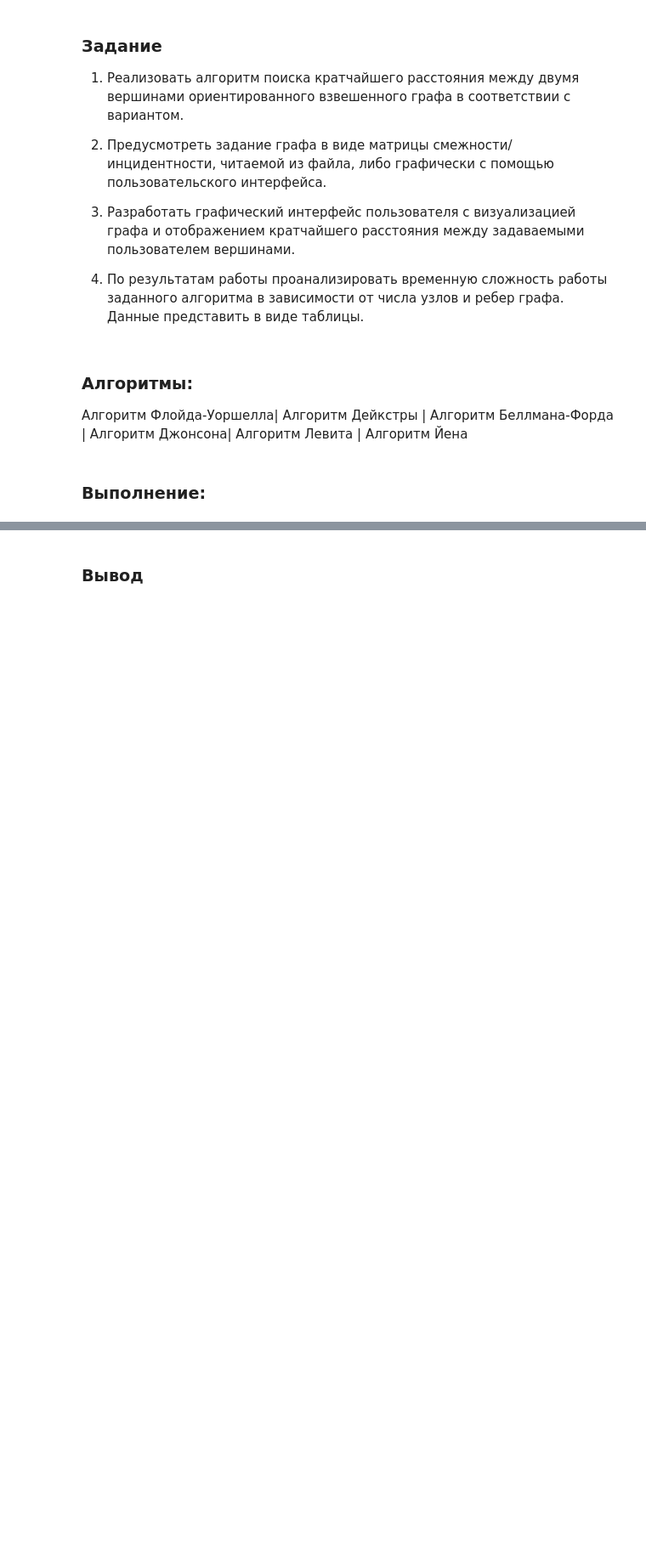
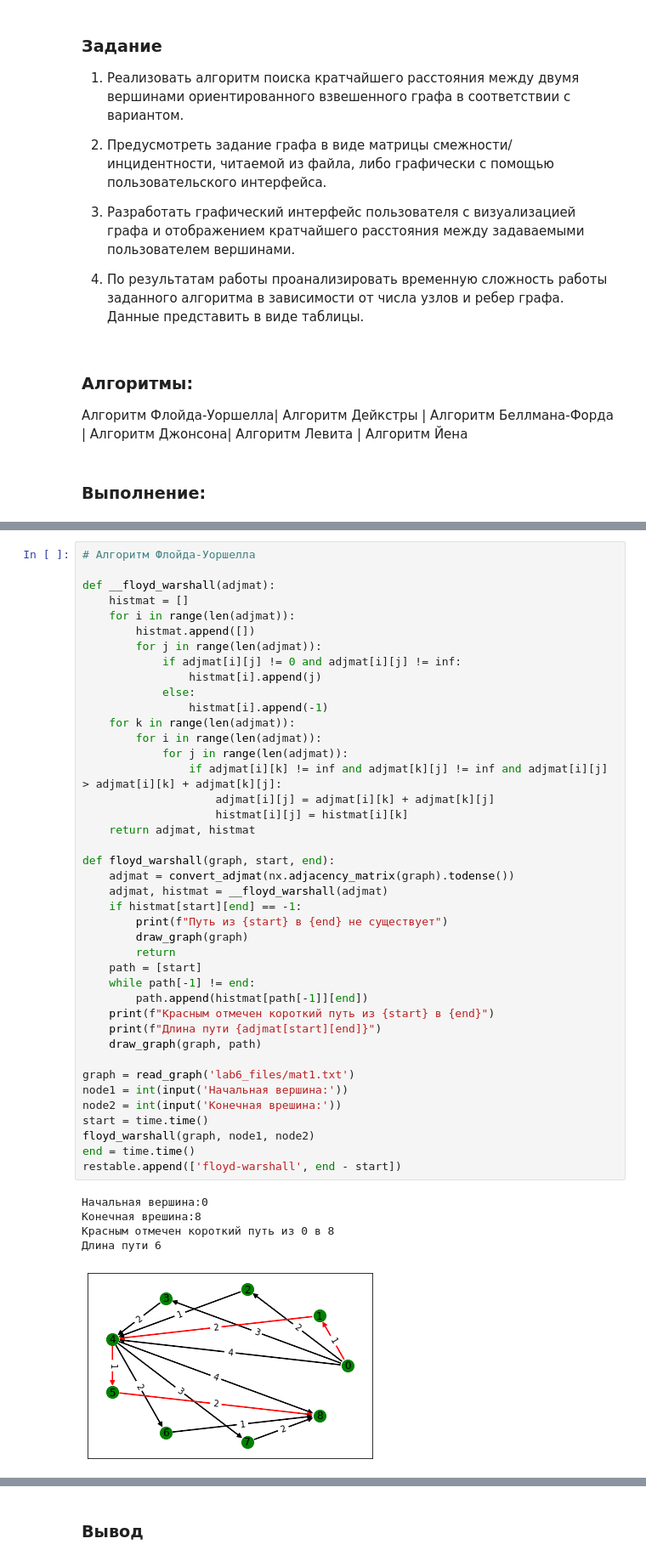
Before and after one commit to danishmakbari/SiAOD, a Jupyter notebook: Labs/Lab6.ipynb, the cells around one changed output, grey strips where cells are left out. Shown at 85% size. Saved outputs shown, nothing was run; the diff lists cells and outputs as text; blank space fills up the shorter version.

```diff
--- a/Labs/Lab6.ipynb
+++ b/Labs/Lab6.ipynb
@@ -23,0 +76,47 @@
+# %%
+# Алгоритм Флойда-Уоршелла
+
+def __floyd_warshall(adjmat):
+    histmat = []
+    for i in range(len(adjmat)):
+        histmat.append([])
+        for j in range(len(adjmat)):
+            if adjmat[i][j] != 0 and adjmat[i][j] != inf:
+                histmat[i].append(j)
+            else:
+                histmat[i].append(-1)
+    for k in range(len(adjmat)):
+        for i in range(len(adjmat)):
+            for j in range(len(adjmat)):
+                if adjmat[i][k] != inf and adjmat[k][j] != inf and adjmat[i][j] > adjmat[i][k] + adjmat[k][j]:
+                    adjmat[i][j] = adjmat[i][k] + adjmat[k][j]
+                    histmat[i][j] = histmat[i][k]
+    return adjmat, histmat
+
+def floyd_warshall(graph, start, end):
+    adjmat = convert_adjmat(nx.adjacency_matrix(graph).todense())
+    adjmat, histmat = __floyd_warshall(adjmat)
+    if histmat[start][end] == -1:
+        print(f"Путь из {start} в {end} не существует")
+        draw_graph(graph)
+        return
+    path = [start]
+    while path[-1] != end:
+        path.append(histmat[path[-1]][end])
+    print(f"Красным отмечен короткий путь из {start} в {end}")
+    print(f"Длина пути {adjmat[start][end]}")
+    draw_graph(graph, path)
+
+graph = read_graph('lab6_files/mat1.txt')
+node1 = int(input('Начальная вершина:'))
+node2 = int(input('Конечная врешина:'))
+start = time.time()
+floyd_warshall(graph, node1, node2)
+end = time.time()
+restable.append(['floyd-warshall', end - start])
+# %% [output]
+Начальная вершина:0
+Конечная врешина:8
+Красным отмечен короткий путь из 0 в 8
+Длина пути 6
+[figure, added]
```
Also changed, not shown: parts of 7 cells of this notebook, 1 other file.
